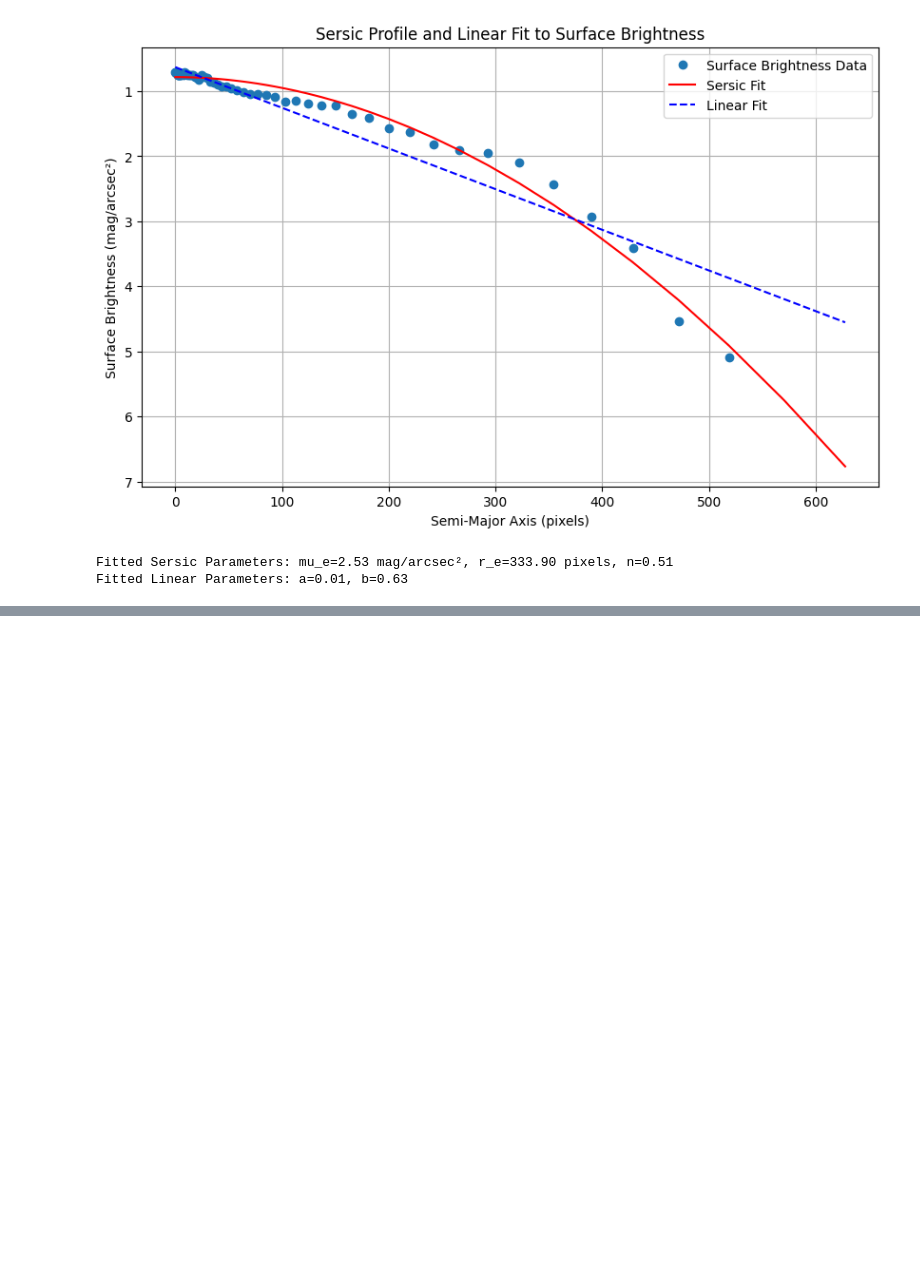
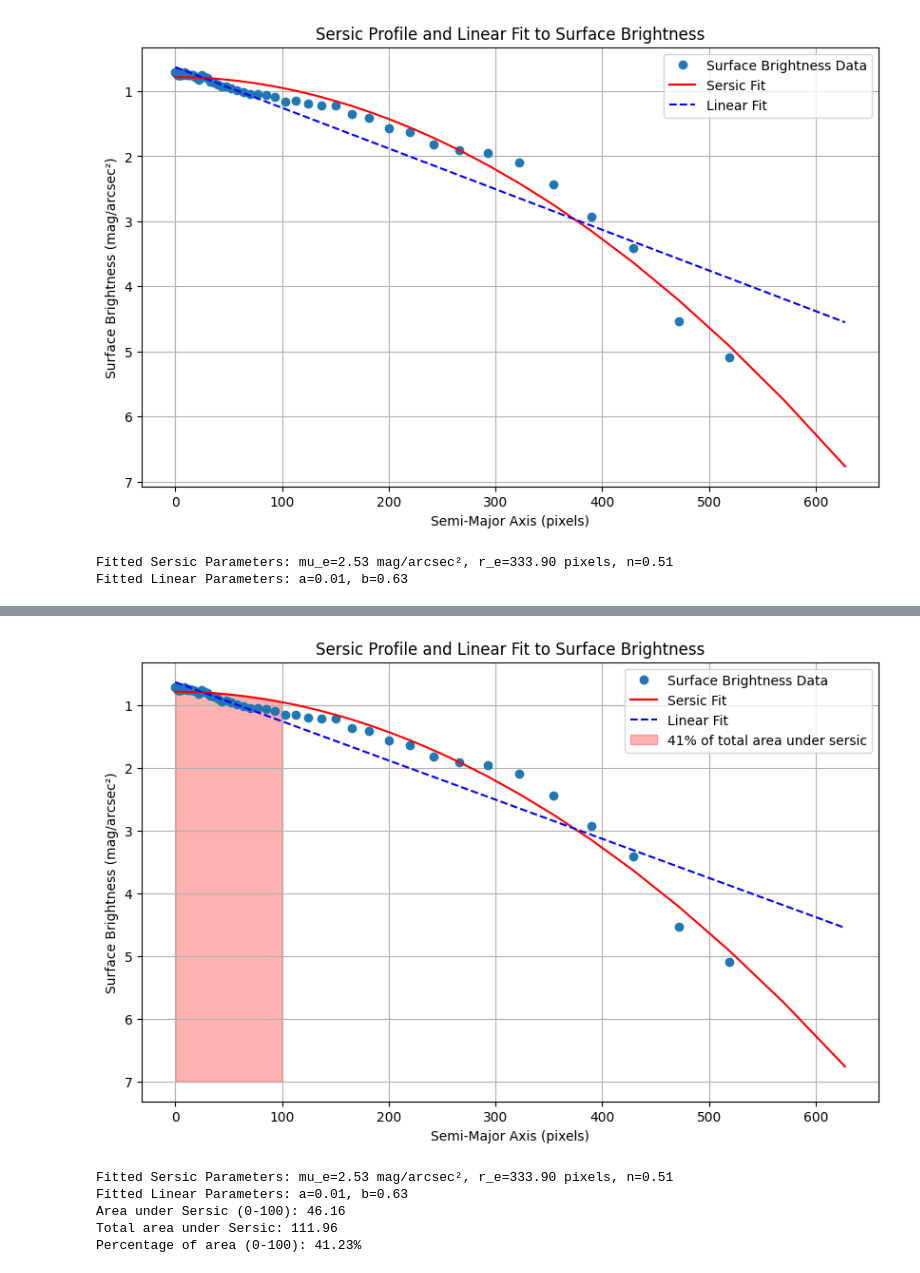
Before and after one commit to santortiz/parcial_galaxias, a Jupyter notebook: notebooks/1.ipynb, the cells around one changed output, grey strips where cells are left out. Drawn from its saved outputs; the diff is of its cells as text; code cells hidden in the pictures; blank space fills up the shorter version.

```diff
--- a/notebooks/1.ipynb
+++ b/notebooks/1.ipynb
@@ -183,0 +278,70 @@ Fitted Linear Parameters: a=0.01, b=0.63
+# %%
+from scipy.optimize import curve_fit
+import numpy as np
+import matplotlib.pyplot as plt
+from scipy.integrate import quad
+
+# Define the Sersic profile in surface brightness
+def sersic_surface_brightness(r, mu_e, r_e, n):
+    b_n = 2 * n - 0.327
+    return mu_e + 2.5 * b_n * ((r / r_e)**(1/n) - 1)
+
+# Define a linear function
+def linear_surface_brightness(r, a, b):
+    return a * r + b
+
+# Remove NaNs from the data
+non_nan_radii = np.array(radii)[~np.isnan(surface_brightness)]
+non_nan_surface_brightness = surface_brightness[~np.isnan(surface_brightness)]
+
+# Fit the Sersic profile to the surface brightness data
+popt_sersic, pcov_sersic = curve_fit(sersic_surface_brightness, non_nan_radii, non_nan_surface_brightness, p0=[20, 10, 2])
+mu_e, r_e, n = popt_sersic
+
+# Fit the linear function to the surface brightness data
+popt_linear, pcov_linear = curve_fit(linear_surface_brightness, non_nan_radii, non_nan_surface_brightness)
+a, b = popt_linear
+
+# Define the Sersic profile function for integration
+def sersic_intensity(r):
+    return 10 ** (-0.4 * sersic_surface_brightness(r, mu_e, r_e, n))
+
+# Calculate the total area under the Sersic curve from 0 to max radius
+total_area, _ = quad(sersic_intensity, 0, max(non_nan_radii))
+
+# Calculate the area under the Sersic curve from 0 to 100
+area_0_100, _ = quad(sersic_intensity, 0, 100)
+
+# Calculate the percentage of area between x = 0 and x = 100
+percentage_area_0_100 = (area_0_100 / total_area) * 100
+
+# Plot the data, the fitted Sersic profile, and the linear fit
+plt.figure(figsize=(10, 6))
+plt.plot(radii, surface_brightness, 'o', label='Surface Brightness Data')
+plt.plot(radii, sersic_surface_brightness(np.array(radii), *popt_sersic), '-', color='red', label='Sersic Fit')
+plt.plot(radii, linear_surface_brightness(np.array(radii), *popt_linear), '--', color='blue', label='Linear Fit')
+
+# Fill the area under the Sersic curve from x=0 to x=100
+r_vals = np.linspace(0, 100, 500)
+plt.fill_between(x=r_vals, y1= [7]*len(r_vals), y2=sersic_surface_brightness(r_vals, mu_e, r_e, n), color='red', alpha=0.3, label='41% of total area under sersic')
+
+plt.gca().invert_yaxis()  # Magnitude scale, lower values mean brighter
+plt.xlabel('Semi-Major Axis (pixels)')
+plt.ylabel('Surface Brightness (mag/arcsec²)')
+plt.title('Sersic Profile and Linear Fit to Surface Brightness')
+plt.grid(True)
+plt.legend()
+plt.show()
+
+print(f"Fitted Sersic Parameters: mu_e={mu_e:.2f} mag/arcsec², r_e={r_e:.2f} pixels, n={n:.2f}")
+print(f"Fitted Linear Parameters: a={a:.2f}, b={b:.2f}")
+print(f"Area under Sersic (0-100): {area_0_100:.2f}")
+print(f"Total area under Sersic: {total_area:.2f}")
+print(f"Percentage of area (0-100): {percentage_area_0_100:.2f}%")
+# %% [output]
+[figure, added]
+Fitted Sersic Parameters: mu_e=2.53 mag/arcsec², r_e=333.90 pixels, n=0.51
+Fitted Linear Parameters: a=0.01, b=0.63
+Area under Sersic (0-100): 46.16
+Total area under Sersic: 111.96
+Percentage of area (0-100): 41.23%
```
Also changed, not shown: parts of 6 cells of this notebook, 9 other files.
